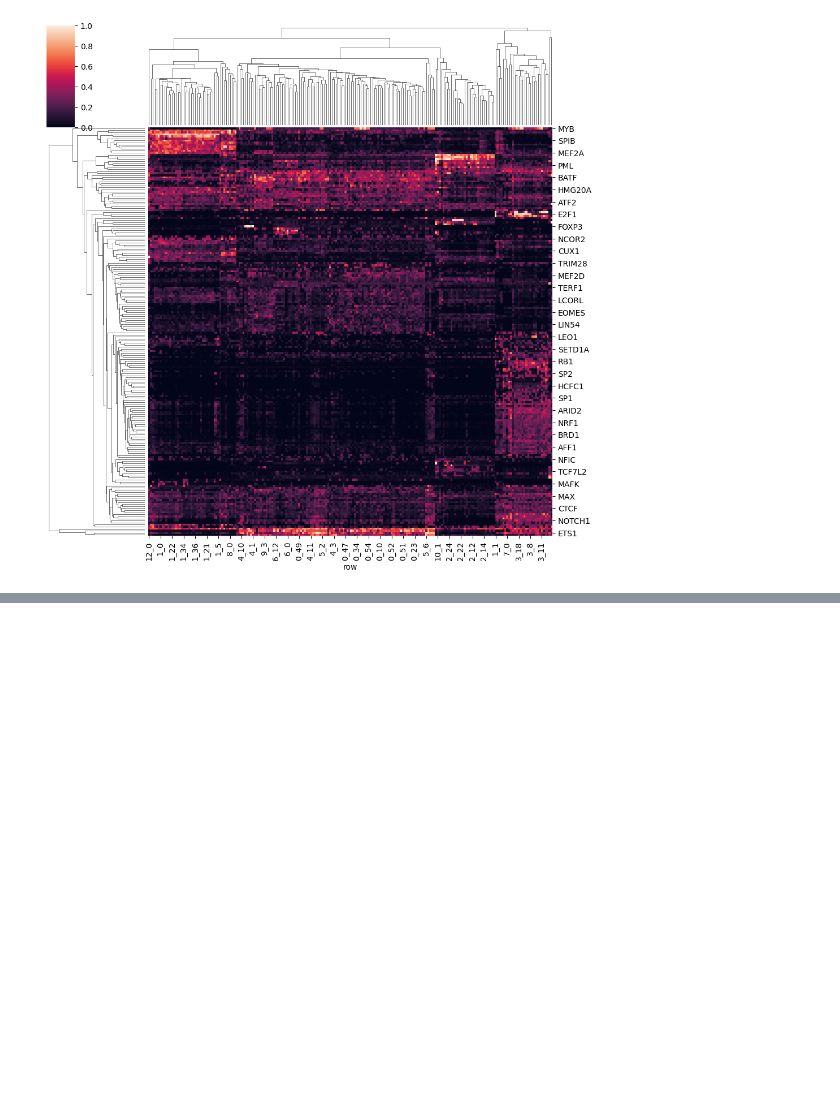
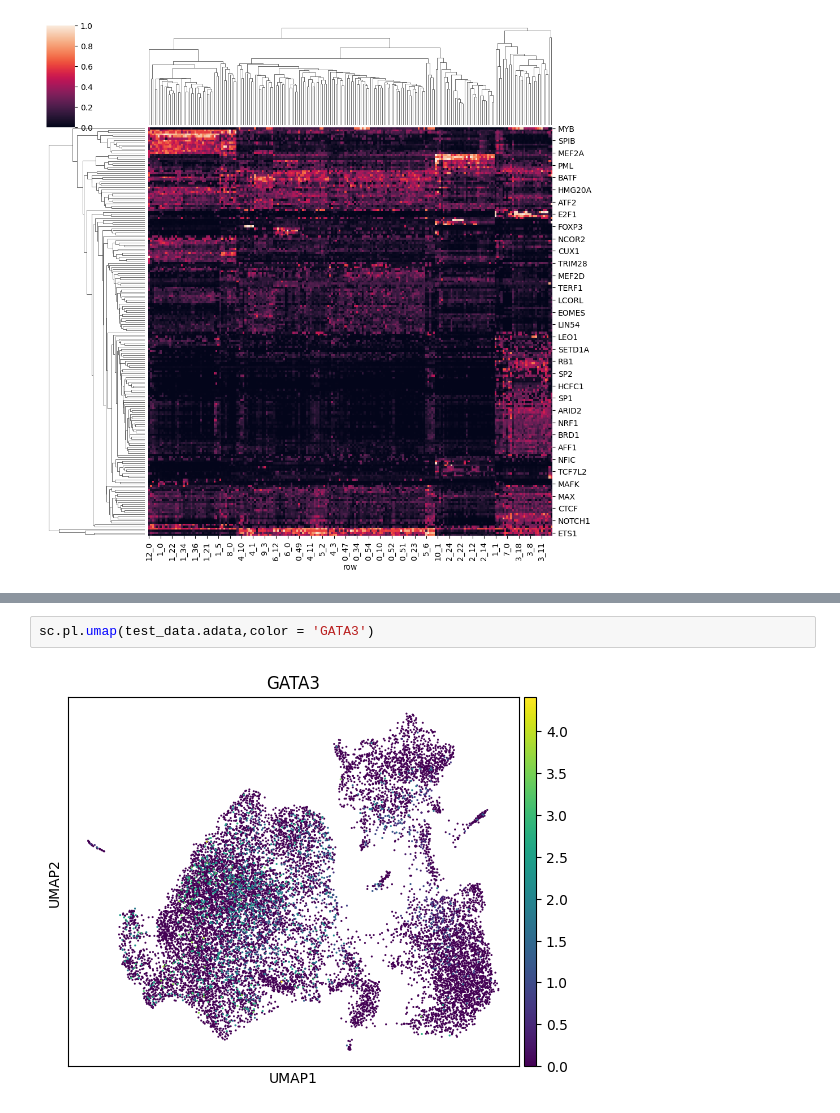
Before and after one commit to xuyunfan9991/SCRIPro, a Jupyter notebook: examples/only_rna_workflow.ipynb, the cells around one changed output, grey strips where cells are left out. Drawn from its saved outputs; the diff is of its cells as text; blank space fills up the shorter version.

```diff
--- a/examples/only_rna_workflow.ipynb
+++ b/examples/only_rna_workflow.ipynb
@@ -53,0 +83,4 @@ sns.clustermap(rna_seq_data.tf_score.loc[:,rna_seq_data.tf_score.std().sort_valu
+# %%
+sc.pl.umap(test_data.adata,color = 'GATA3')
+# %% [output]
+[figure, added]
```
Also changed, not shown: parts of 6 cells of this notebook.
